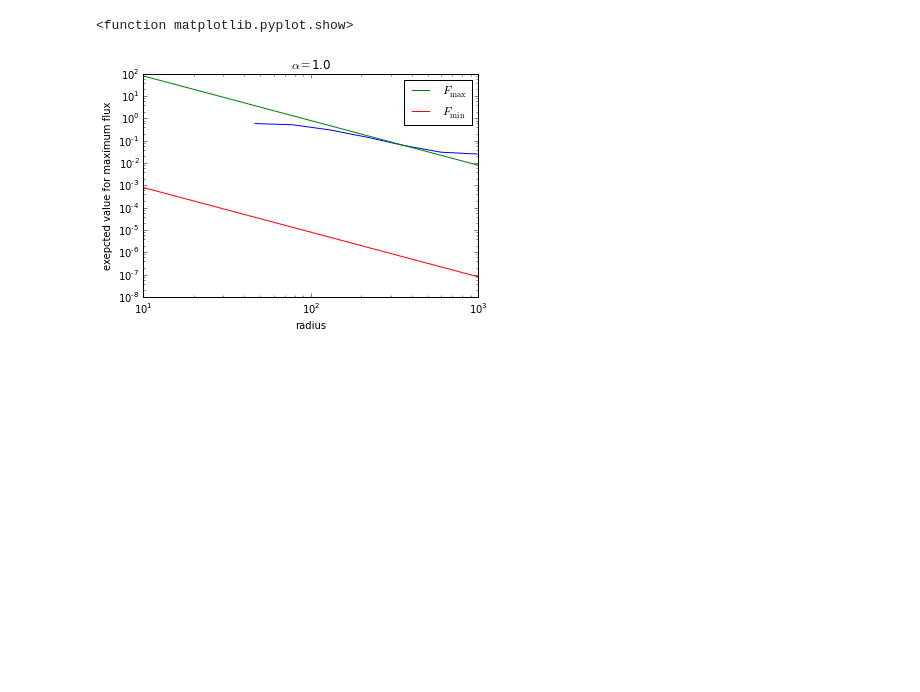
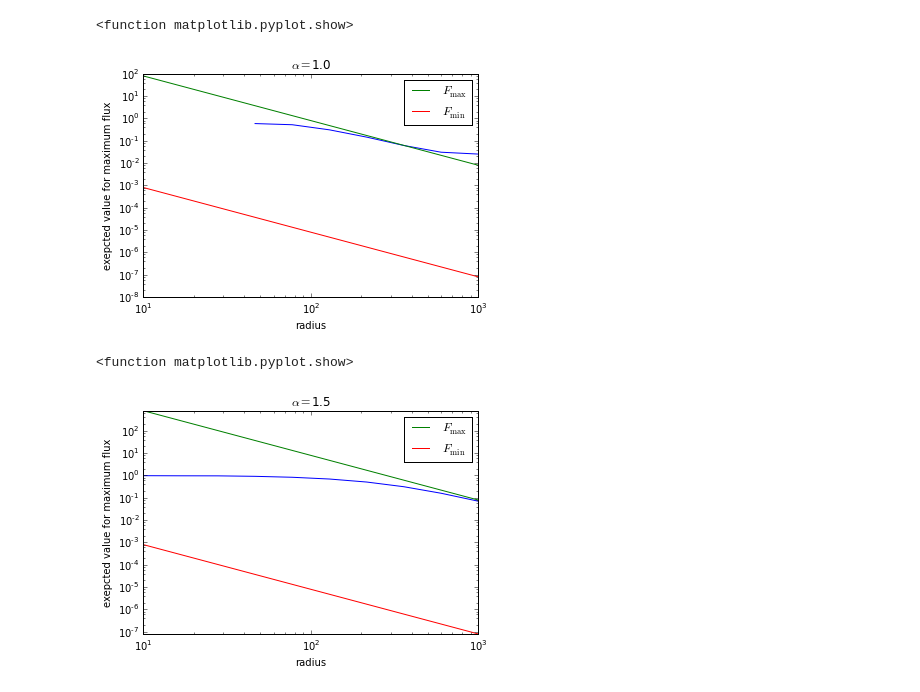
Before and after one commit to dsspiegel/radioRGHJ, a Jupyter notebook: luminosity.ipynb, the cells around one changed output. Drawn from its saved outputs; the diff is of its cells as text; code cells hidden in the pictures; blank space fills up the shorter version.

Commit message:
added some example where Fmax does not decrease

```diff
--- a/luminosity.ipynb
+++ b/luminosity.ipynb
@@ -235,14 +194,17 @@ for nn in xrange(N_GRID_R):
     radius = R_grid[nn]
 
     n_r = n_per_pc3 * ( 4. * np.pi * radius **2 )
-    F_min = L2F(L_min, radius)
-    F_max = L2F(L_max, radius)
-    args = ( radius, alpha, F_min, F_max )
+    totalnum = int(n_r)
 
-    func_prob = make_normalizedfunc(dnr_dF, F_min, F_max, *args)
-    expected_value[nn] = expected_max( func_prob, F_min, F_max, n_r, *args )
-    Fmin[nn] =  L2F(L_min, radius)
-    Fmax[nn] =  L2F(L_max, radius)
+    if (totalnum >= 1):
+        F_min = L2F(L_min, radius)
+        F_max = L2F(L_max, radius)
+        args = ( radius, alpha, F_min, F_max )
+
+        func_prob = make_normalizedfunc(dnr_dF, F_min, F_max, *args)
+        expected_value[nn] = expected_max( func_prob, F_min, F_max, totalnum, *args )
+        Fmin[nn] =  L2F(L_min, radius)
+        Fmax[nn] =  L2F(L_max, radius)
 ##################################
 
 plt.xlabel("radius")
@@ -316,3 +278,49 @@ n_r 451.611944183
 n_r 1256.63706144
 <function matplotlib.pyplot.show>
 [figure]
+# %%
+alpha = 1.5
+L_min = 1.0
+L_max = 1000000.0
+n_per_pc3 = 1e-3 # /pc^3
+
+N_GRID_R = 10
+#R_grid = np.linspace(10, 300, N_GRID_R)
+R_grid = np.logspace(1, 3, N_GRID_R)
+
+
+Fmin = np.zeros(N_GRID_R)
+Fmax = np.zeros(N_GRID_R)
+expected_value = np.zeros(N_GRID_R)
+
+##################################
+for nn in xrange(N_GRID_R):
+
+    radius = R_grid[nn]
+
+    n_r = n_per_pc3 * ( 4. * np.pi * radius **2 )
+#    print "n_r", n_r
+    F_min = L2F(L_min, radius)
+    F_max = L2F(L_max, radius)
+    args = ( radius, alpha, F_min, F_max )
+
+    func_prob = make_normalizedfunc(dnr_dF, F_min, F_max, *args)
+    expected_value[nn] = expected_max( func_prob, F_min, F_max, n_r, *args )
+    Fmin[nn] =  L2F(L_min, radius)
+    Fmax[nn] =  L2F(L_max, radius)
+##################################
+
+plt.xlabel("radius")
+plt.ylabel("exepcted value for maximum flux")
+plt1 = plt.plot(R_grid, expected_value, label='')
+plt2 = plt.plot(R_grid, Fmax, label=r'$F_{\rm max}$')
+plt3 = plt.plot(R_grid, Fmin, label=r'$F_{\rm min}$')
+plt.legend()
+plt.title(r"$\alpha = $" + str(alpha))
+plt.xscale("log")
+plt.yscale("log")
+plt.ylim(Fmin[-1], Fmax[0])
+plt.show
+# %% [output]
+<function matplotlib.pyplot.show>
+[figure, added]
```
Also changed, not shown: parts of 2 cells of this notebook.
